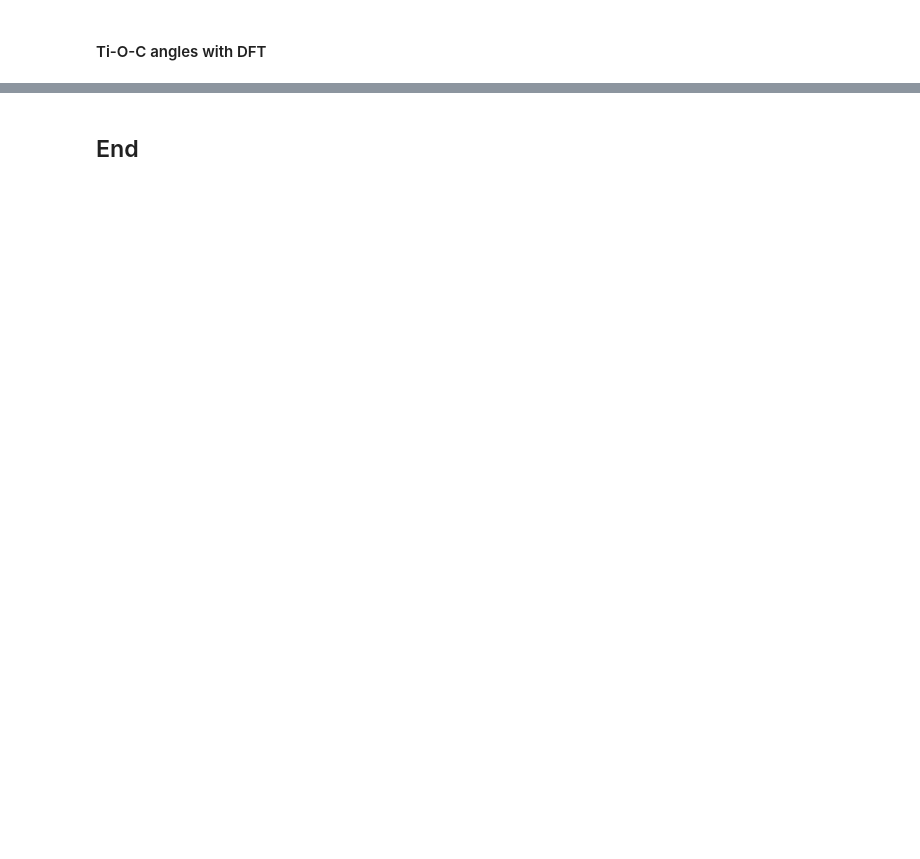
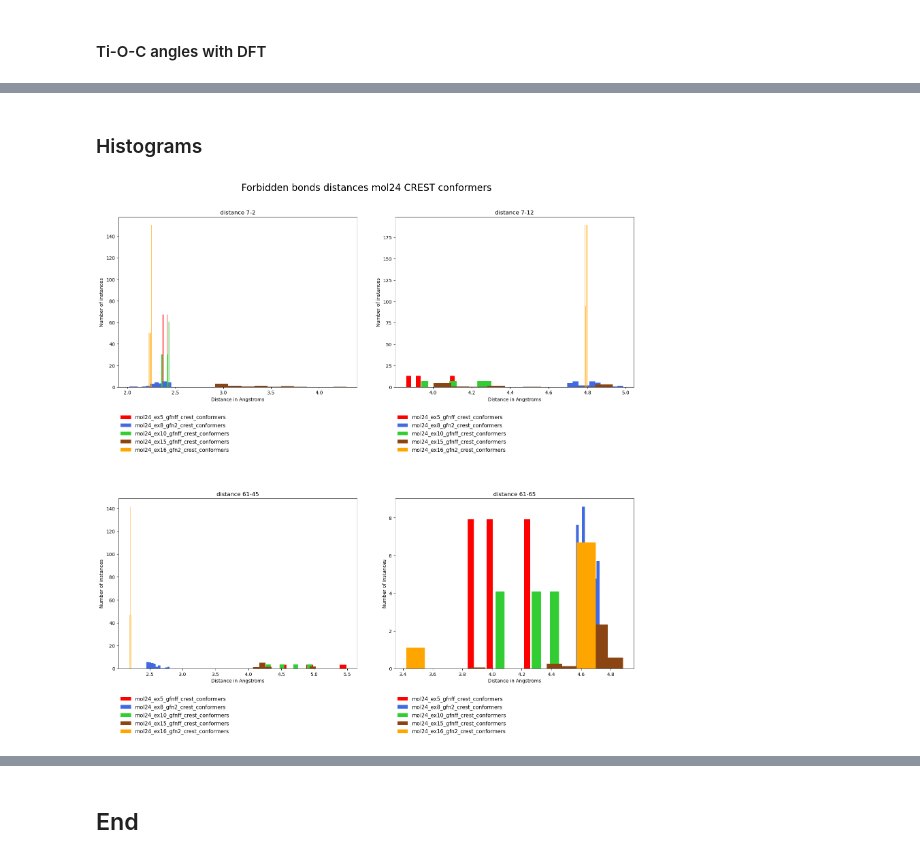
Before and after one commit to urmaspitsi/molli, a Jupyter notebook: examples/Explorer1.ipynb, the cells around one changed output, grey strips where cells are left out. Cells and saved outputs as stored; diff of their text form; code cells hidden in the pictures; blank space fills up the shorter version.

```diff
--- a/examples/Explorer1.ipynb
+++ b/examples/Explorer1.ipynb
@@ -407,0 +408,38 @@ plt.show()
+# %% [markdown]
+### Histograms
+# %%
+#https://matplotlib.org/3.1.1/api/_as_gen/matplotlib.pyplot.legend.html
+# https://matplotlib.org/stable/gallery/color/named_colors.html
+
+dataset_list_results = crest_conformers_forbidden_distances_results
+dataset_names = crest_conformers_dataset_names
+features_list = forbidden_bonds_list
+
+n = len(features_list)
+num_cols = 2
+num_rows = n // num_cols if n % num_cols == 0 else n // num_cols + 1
+figure_size = (num_cols * 8, num_rows * 8)
+num_bins = 10
+
+title = "Forbidden bonds distances mol24 CREST conformers"
+x_label = "Distance in Angstroms"
+y_label = "Number of instances"
+
+_, axs = plt.subplots(num_rows, num_cols, figsize=figure_size)
+start_idx = 0
+for dset_idx, calcs in enumerate(dataset_list_results):
+    for data, ax in zip(calcs["calc_by_features"], axs.ravel()):
+        ax.hist(data.values, bins=num_bins, density=True, color=colours[dset_idx], label=dataset_names[dset_idx])
+        ax.set_title(data.name)
+        ax.set_xlabel(x_label)
+        ax.set_ylabel(y_label)
+        #ax.legend(loc="upper left")
+        ax.legend(loc=(0, -0.4), ncol=1, mode="expand", edgecolor="white", fontsize=11, markerscale=1.75)
+    start_idx += len(data.values)
+
+plt.tight_layout(h_pad=6, w_pad=4)
+plt.suptitle(title, fontsize=20, y=1.04)
+#plt.legend()
+plt.show()
+# %% [output]
+[figure, added]
```
Also changed, not shown: parts of 13 cells of this notebook.
